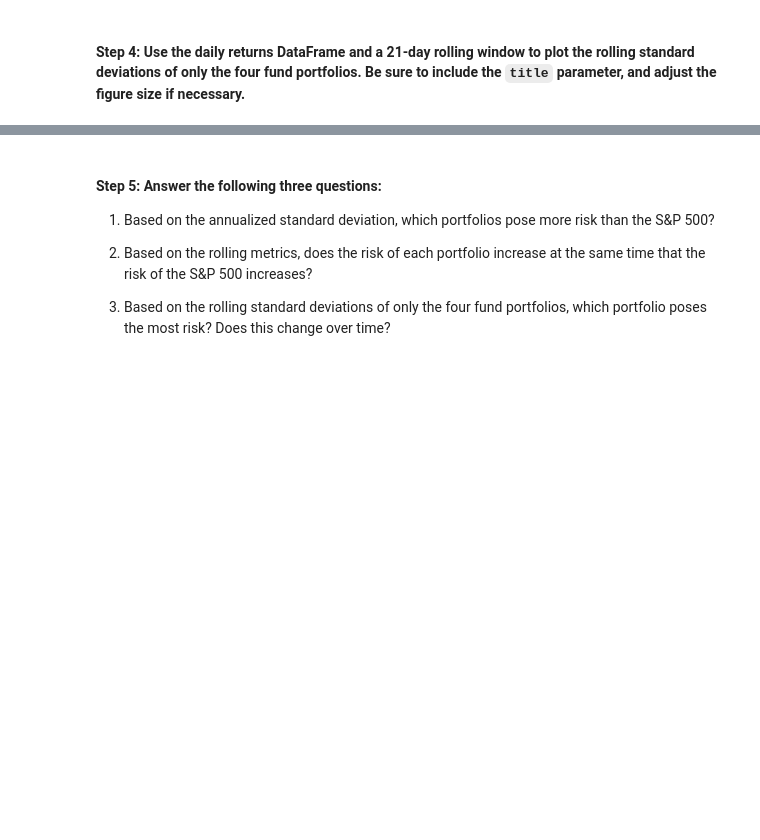
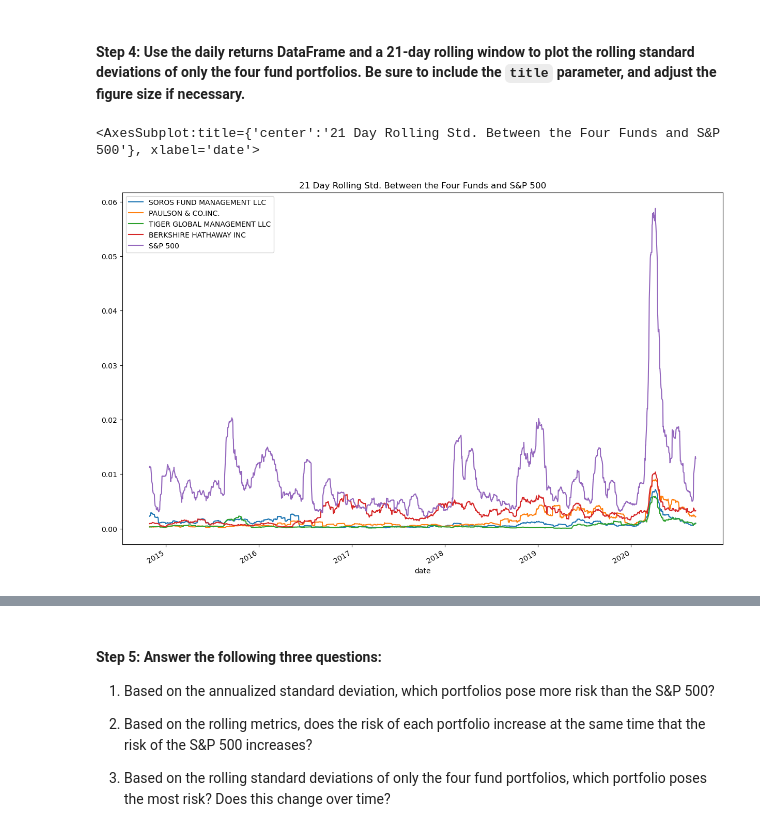
Before and after one commit to alexnovis1/Columbia_Module_4, a Jupyter notebook: Columbia_Module_4/risk_return_analysis.ipynb, the cells around one changed output, grey strips where cells are left out. Drawn from its saved outputs; the diff is of its cells as text; code cells hidden in the pictures; blank space fills up the shorter version.

```diff
--- a/Columbia_Module_4/risk_return_analysis.ipynb
+++ b/Columbia_Module_4/risk_return_analysis.ipynb
@@ -580,11 +548,16 @@ Evaluate the risk profile of each portfolio by using the standard deviation and
 # %%
 # Using the daily returns DataFrame and a 21-day rolling window,
 # plot the rolling standard deviation of the 4 portfolios and the S&P 500
-# Include a title parameter and adjust the figure size
-# YOUR CODE HERE
+whales_nav_std_21 = whale_navs_daily_returns.rolling(window=21).std()
 # %% [markdown]
 #### Step 4: Use the daily returns DataFrame and a 21-day rolling window to plot the rolling standard deviations of only the four fund portfolios. Be sure to include the `title` parameter, and adjust the figure size if necessary.
 # %%
 # Using the daily return data and a 21-day rolling window, plot the rolling standard deviation of just the 4 portfolios.
 # Include a title parameter and adjust the figure size
-# YOUR CODE HERE
+whales_nav_std_21.plot(
+    figsize=(15,10),
+    title = "21 Day Rolling Std. Between the Four Funds and S&P 500"
+)
+# %% [output]
+<AxesSubplot:title={'center':'21 Day Rolling Std. Between the Four Funds and S&P 500'}, xlabel='date'>
+[figure, added]
```
Also changed, not shown: parts of 27 cells of this notebook.
